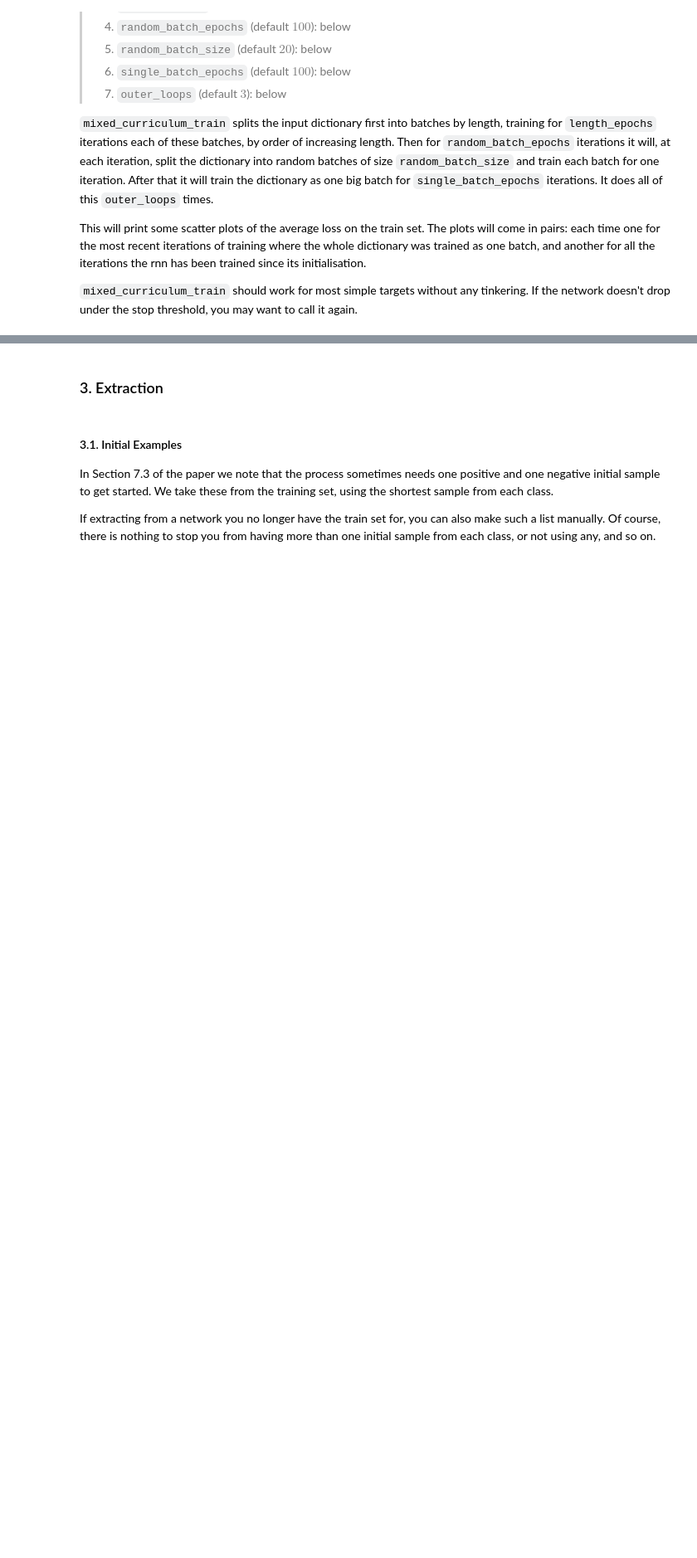
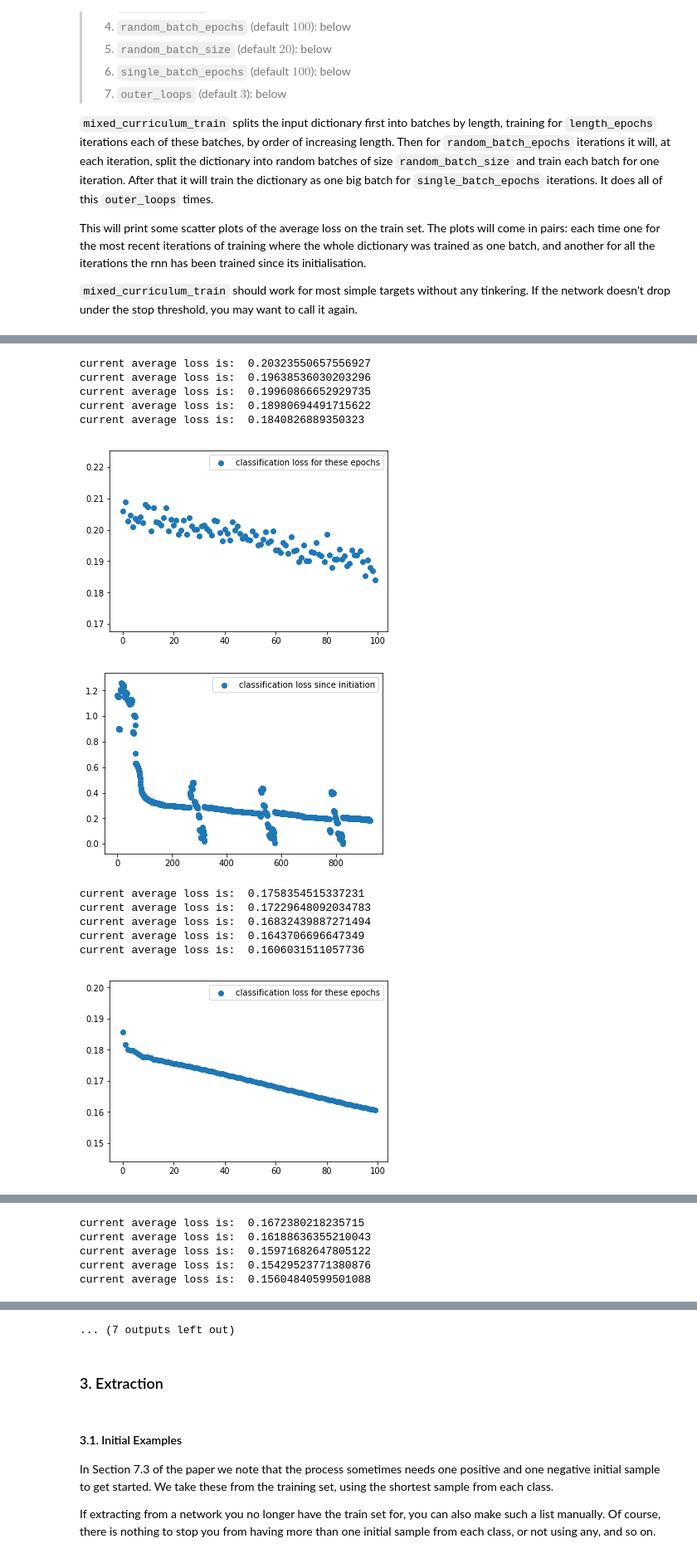
Before and after one commit to Jaisinghani/AutomataFromRNN, a Jupyter notebook: decodeCyphertest.ipynb, the cells around one changed output, grey strips where cells are left out. Shown at 83% size. Drawn from its saved outputs; the diff is of its cells as text; code cells hidden in the pictures; blank space fills up the shorter version.

```diff
--- a/decodeCyphertest.ipynb
+++ b/decodeCyphertest.ipynb
@@ -61,6 +69,12 @@ train_set is automatically filled out with meaningfully words, meaningless words
 #meaningfullClass = [word for word in MEANINGFUL_WORDS]
 #meaninglessClass = [word for word in MEANINGLESS_WORDS]
 startingExamples = MEANINGFUL_WORDS + MEANINGLESS_WORDS
-train_set = make_train_set_for_target(target,ALPHABET, provided_examples = startingExamples)
+#train_set = make_train_set_for_target(target,ALPHABET, provided_examples = startingExamples)
 #train_set = meaningfullClass + meaninglessClass
+train_set = {}
+train_set.update({w: True for w in MEANINGFUL_WORDS})
+train_set.update({w: False for w in MEANINGLESS_WORDS})
+print ("made training set of size: " + str(len(train_set)))
+print ("of which " + str(len(MEANINGFUL_WORDS)) + str(" are positive"))
+print ("of which " + str(len(MEANINGLESS_WORDS)) + str(" are negative"))
 # %% [output]
@@ -94,3 +103,8 @@ The dy.parameter(...) call is now DEPRECATED.
+# %%
+#rnnDeep = RNNClassifier(ALPHABET,num_layers=2,hidden_dim=50,RNNClass = LSTMNetwork)
+#rnnWide = RNNClassifier(ALPHABET,num_layers=5,hidden_dim=5,RNNClass = LSTMNetwork)
+#rnnLarge = RNNClassifier(ALPHABET,num_layers=5,hidden_dim=50,RNNClass = LSTMNetwork)
+rnnSmall = RNNClassifier(ALPHABET,num_layers=2,hidden_dim=5,RNNClass = LSTMNetwork)
 # %% [markdown]
 The function `mixed_curriculum_train(rnn,train_set)` trains the network `rnn` with the given dictionary of labeled examples, `train_set`. Its optional parameters are:
 >1. `stop_threshold` (default $0.001$): the threshold for the average loss of the network on the train set under which training is cut short
@@ -106,5 +120,3 @@ The function `mixed_curriculum_train(rnn,train_set)` trains the network `rnn` wi
 This will print some scatter plots of the average loss on the train set. The plots will come in pairs: each time one for the most recent iterations of training where the whole dictionary was trained as one batch, and another for all the iterations the rnn has been trained since its initialisation.
 
 `mixed_curriculum_train` should work for most simple targets without any tinkering. If the network doesn't drop under the stop threshold, you may want to call it again.
-# %%
-mixed_curriculum_train(rnn,train_set,stop_threshold = 0.25)
@@ -139,0 +123,20 @@ classification loss on last batch was: 0.24993474002439248
+# %%
+#mixed_curriculum_train(rnnDeep,train_set,stop_threshold = 0.05)
+#mixed_curriculum_train(rnnWide,train_set,stop_threshold = 0.05)
+#mixed_curriculum_train(rnnLarge,train_set,stop_threshold = 0.05)
+mixed_curriculum_train(rnnSmall,train_set,stop_threshold = 0.05)
+#Small network was 0.19 accuracy
+# %% [output]
+current average loss is:  0.20323550657556927
+current average loss is:  0.19638536030203296
+current average loss is:  0.19960866652929735
+current average loss is:  0.18980694491715622
+current average loss is:  0.1840826889350323
+[figure, added]
+[figure, added]
+current average loss is:  0.1758354515337231
+current average loss is:  0.17229648092034783
+current average loss is:  0.16832439887271494
+current average loss is:  0.1643706696647349
+current average loss is:  0.1606031511057736
+[figure, added]
@@ -139,0 +144,5 @@ classification loss on last batch was: 0.24993474002439248
+current average loss is:  0.1672380218235715
+current average loss is:  0.16188636355210043
+current average loss is:  0.15971682647805122
+current average loss is:  0.15429523771380876
+current average loss is:  0.15604840599501088
@@ -140,3 +158,4 @@ classification loss on last batch was: 0.24993474002439248
+... (7 outputs left out)
 # %% [markdown]
 ### 3. Extraction
 # %% [markdown]
```
Also changed, not shown: parts of 13 cells of this notebook, 2 other files.
